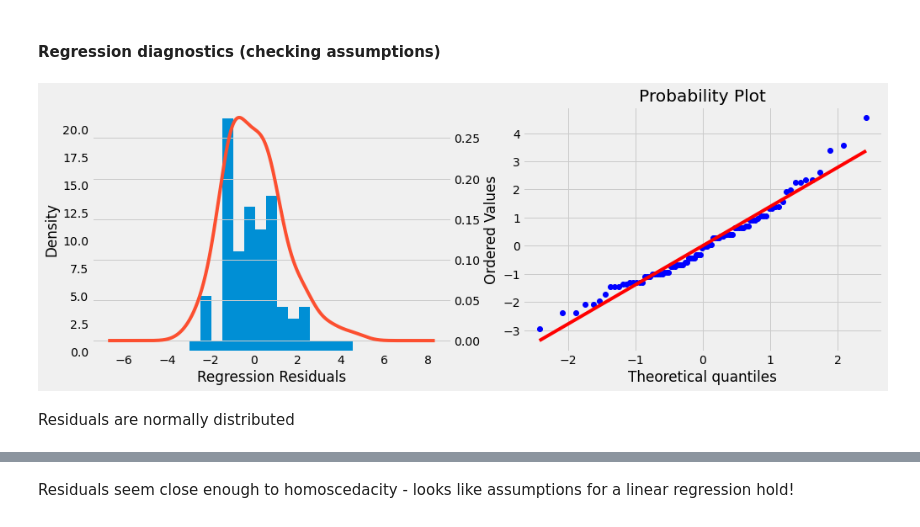
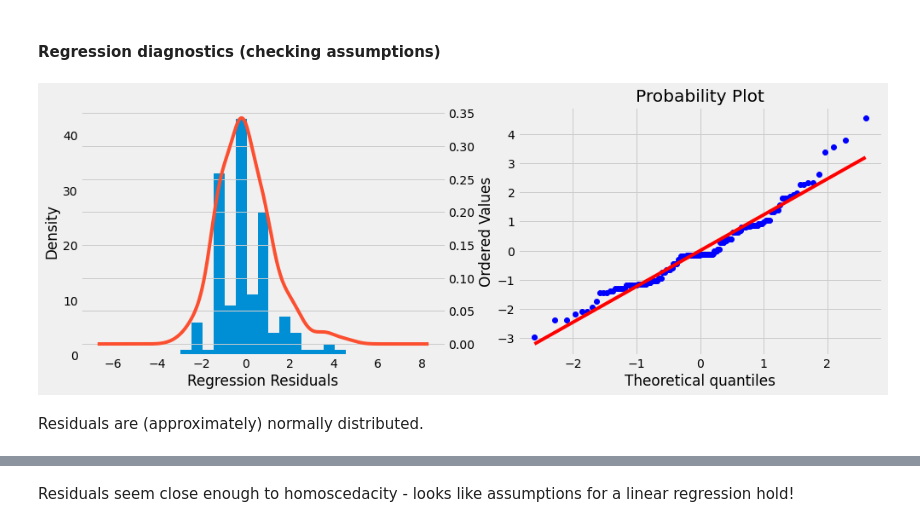
Before and after one commit to MWiechmann/NAI_gen_set_experiment, a Jupyter notebook: Analyzing Data from Basileus' Generation Setting Experiment.ipynb, the cells around one changed output, grey strips where cells are left out. Saved outputs shown, nothing was run; the diff lists cells and outputs as text; code cells hidden in the pictures.

```diff
--- a/Analyzing Data from Basileus' Generation Setting Experiment.ipynb
+++ b/Analyzing Data from Basileus' Generation Setting Experiment.ipynb
@@ -56,6 +97,7 @@ print(nai.iloc[:,15:].head(3))
 # %%
 # drop columns without data (and data without variance)
-nai = nai[["Randomness", "Raw", "Grammar/Style/Spelling", "Readability Grade", "Glue Index"]]
+nai = nai[["Randomness", "Tail-Free", "Raw",
+           "Grammar/Style/Spelling", "Readability Grade", "Glue Index"]]
 
 print("First 5 lines of data:\n")
 print(nai.head(5))
@@ -178,15 +240,35 @@ Otherwise:
 * The 3 target variables really have weak to none linear relationships with each other
 # %% [markdown]
 ## Regression Analysis
+# %%
+# Drop rows without values for the dependent vars, can be deleted later if all the data is in
+nai.dropna(subset=["Grammar/Style/Spelling",
+                   "Readability Grade", "Glue Index"], inplace=True)
 # %%
 # Setting up k-fold cross validation
 
 kf = KFold(5, shuffle=True, random_state=42)
 
+# Defining predictors for models
+predictors = nai[["Randomness", "Tail-Free"]]
 
-# Adding quadratic and cubic terms
-nai["rand**2"] = nai["Randomness"]**2
-nai["rand**3"] = nai["Randomness"]**3
+# to include interaction
+poly_lin = polyfeat(interaction_only=True, include_bias=False)
+lin_predictors = poly_lin.fit_transform(predictors)
+poly_quad = polyfeat(degree=2, include_bias=False)
+quad_predictors = poly_quad.fit_transform(predictors)
+poly_cub = polyfeat(degree=3, include_bias=False)
+cub_predictors = poly_cub.fit_transform(predictors)
+poly_quart = polyfeat(degree=4, include_bias=False)
+quart_predictors = poly_quart.fit_transform(predictors)
+poly_quint = polyfeat(degree=5, include_bias=False)
+quint_predictors = poly_quint.fit_transform(predictors)
+
+# setup scikit linear model
+lin_model = linreg()
+
+predictor_li = [("linear", lin_predictors), ("quadratic", quad_predictors),
+                ("cubic", cub_predictors), ("quartic", quart_predictors), ("quintic", quint_predictors)]
 # %% [markdown]
 ### Randomness predicting Grammar/Style/Spelling
 # %%
@@ -253,26 +338,28 @@ This looks more promising, continuing with linear model.
 #### Regression diagnostics (checking assumptions)
 # %%
 # Fit model and save residuals
-rg_model.fit(nai[["Randomness"]], nai["Readability Grade"])
+lin_model.fit(lin_predictors, nai["Readability Grade"])
 
-pred = rg_model.predict(nai[["Randomness"]])
-obs_pred_res_df = pd.DataFrame({'Actual': nai["Readability Grade"], 'Predicted': pred})
-obs_pred_res_df["Residuals"] = obs_pred_res_df['Actual'] - obs_pred_res_df['Predicted']
+pred = lin_model.predict(lin_predictors)
+obs_pred_res_df = pd.DataFrame(
+    {'Actual': nai["Readability Grade"], 'Predicted': pred})
+obs_pred_res_df["Residuals"] = obs_pred_res_df['Actual'] - \
+    obs_pred_res_df['Predicted']
 
 # Check for normal distribution of residuals with histogram and Q-Q plot
-fig, axes = plt.subplots(1, 2, figsize = (15,5))
+fig, axes = plt.subplots(1, 2, figsize=(15, 5))
 
 # Histograms with KDE
-ax1 = obs_pred_res_df["Residuals"].plot.hist(ax = axes[0], bins = 15)
+ax1 = obs_pred_res_df["Residuals"].plot.hist(ax=axes[0], bins=15)
 ax1.set_xlabel("Regression Residuals")
-obs_pred_res_df["Residuals"].plot.kde(ax = axes[0], secondary_y=True)
+obs_pred_res_df["Residuals"].plot.kde(ax=axes[0], secondary_y=True)
 # Q-Q Plot
 stats.probplot(obs_pred_res_df["Residuals"], dist="norm", plot=axes[1])
 plt.show()
 # %% [output]
-[figure, old version]
+[figure, new version]
 # %% [markdown]
-Residuals are normally distributed
+Residuals are (approximately) normally distributed.
 # %%
 # Checking for Homoscedasticity
 
```
Also changed, not shown: parts of 18 cells of this notebook, 1 other file.
